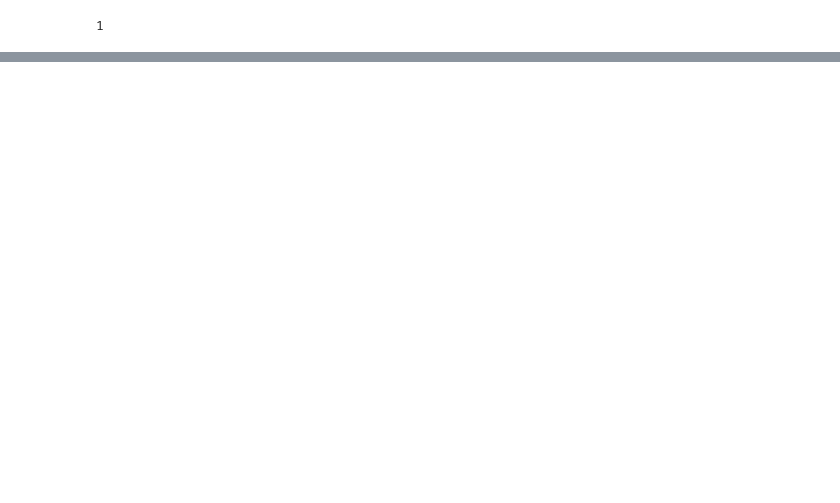
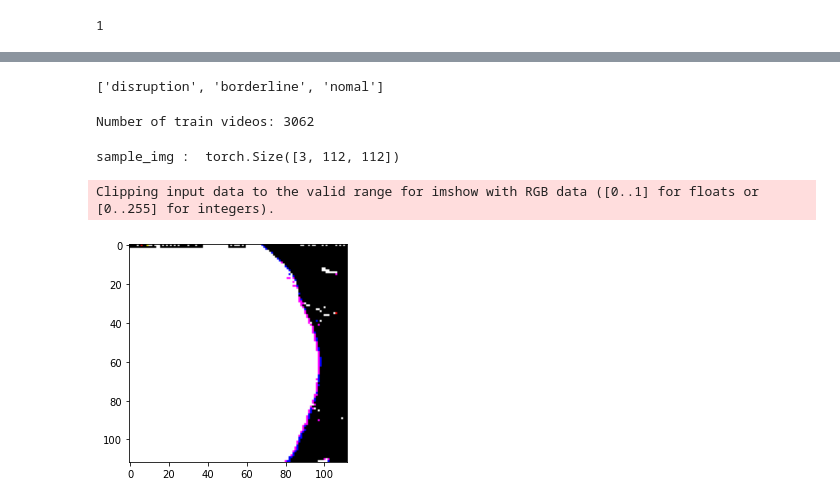
Before and after one commit to ZINZINBIN/Disruption-Prediciton-based-on-Multimodal-Deep-Learning, a Jupyter notebook: test.ipynb, the cells around one changed output, grey strips where cells are left out. Saved outputs shown, nothing was run; the diff lists cells and outputs as text; code cells hidden in the pictures; blank space fills up the shorter version.

Commit message:
update generate data code

```diff
--- a/test.ipynb
+++ b/test.ipynb
@@ -274,0 +341,4 @@ train_sampler.rank
+# %%
+dir_list
+# %% [output]
+['disruption', 'borderline', 'nomal']
@@ -274,0 +417,23 @@ train_sampler.rank
+# %%
+from src.dataloader import VideoDataset
+from torch.utils.data import DataLoader
+
+batch_size = 4
+clip_len = 21
+train_data_dist10 = VideoDataset(dataset = "dur0.2_dis100", split = "train", clip_len = clip_len, preprocess = False)
+train_loader_dist10 = DataLoader(train_data_dist10, batch_size = batch_size, shuffle = True, num_workers = 4)
+# %% [output]
+Number of train videos: 3062
+# %%
+sample_data, sample_label = next(iter(train_loader_dist10))
+sample_img = sample_data[0, :, 0, :, :]
+
+print("sample_img : ", sample_img.size())
+
+from src.utility import show_frame
+
+show_frame(sample_img)
+# %% [output]
+sample_img :  torch.Size([3, 112, 112])
+Clipping input data to the valid range for imshow with RGB data ([0..1] for floats or [0..255] for integers).
+[figure, added]
```
Also changed, not shown: parts of 11 cells of this notebook, 6 other files.
